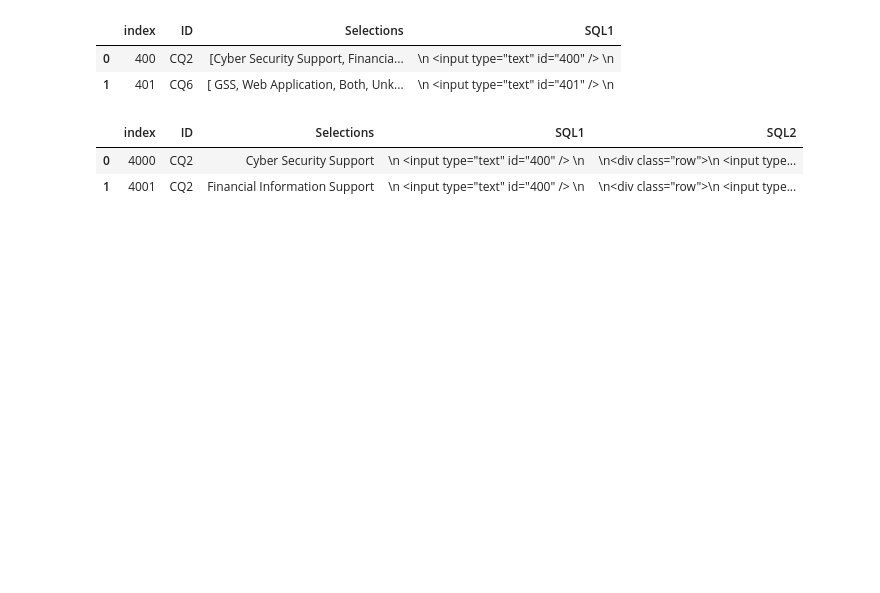
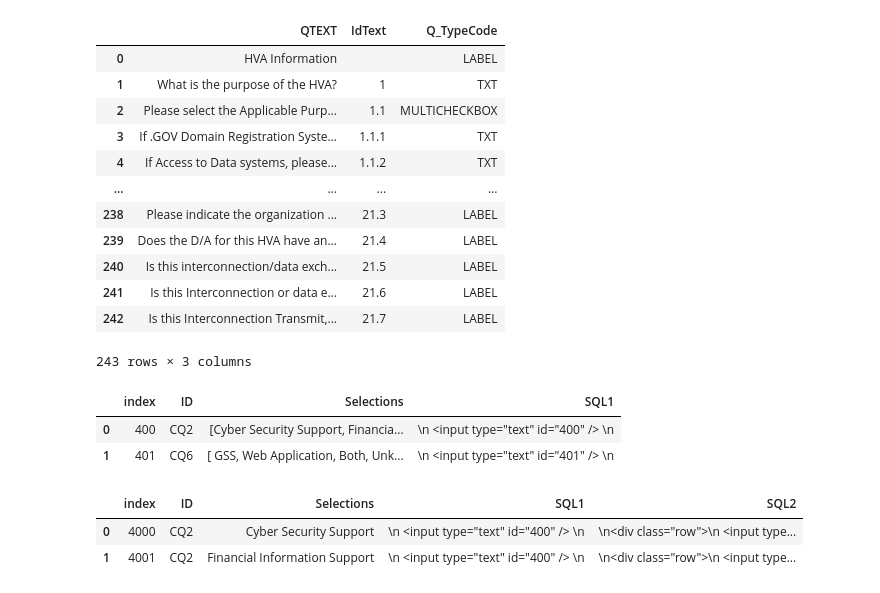
Before and after one commit to tmnkopp/PythonAutomation, a Jupyter notebook: CodeGenerators/codegen.ipynb, the cells around one changed output. Drawn from its saved outputs; the diff is of its cells as text; code cells hidden in the pictures; blank space fills up the shorter version.

```diff
--- a/CodeGenerators/codegen.ipynb
+++ b/CodeGenerators/codegen.ipynb
@@ -17,3 +33,22 @@ ctx.config=config
+# %%
+df=sql_todf("SELECT QTEXT, IdText, Q_TypeCode FROM vwQuestions WHERE PK_FORM='2023-A-HVA' ORDER BY GroupName asc,  SortPos asc", connstr)
+with pd.ExcelWriter(ctx.config['source'], engine='openpyxl', mode='a') as writer:
+    df.to_excel(writer, sheet_name='x1')
+df
+# %% [output]
+|  | QTEXT | IdText | Q_TypeCode |
+| 0 | HVA Information |  | LABEL |
+| 1 | What is the purpose of the HVA? | 1 | TXT |
+| 2 | Please select the Applicable Purp... | 1.1 | MULTICHECKBOX |
+| 3 | If .GOV Domain Registration Syste... | 1.1.1 | TXT |
+| 4 | If Access to Data systems, please... | 1.1.2 | TXT |
+| ... | ... | ... | ... |
+| 238 | Please indicate the organization ... | 21.3 | LABEL |
+| 239 | Does the D/A for this HVA have an... | 21.4 | LABEL |
+| 240 | Is this interconnection/data exch... | 21.5 | LABEL |
+| 241 | Is this Interconnection or data e... | 21.6 | LABEL |
+| 242 | Is this Interconnection Transmit,... | 21.7 | LABEL |
+243 rows × 3 columns
 # %%
 s="""
     <input type="text" id="{ID}" />
```
Also changed, not shown: parts of 5 cells of this notebook, 7 other files.
